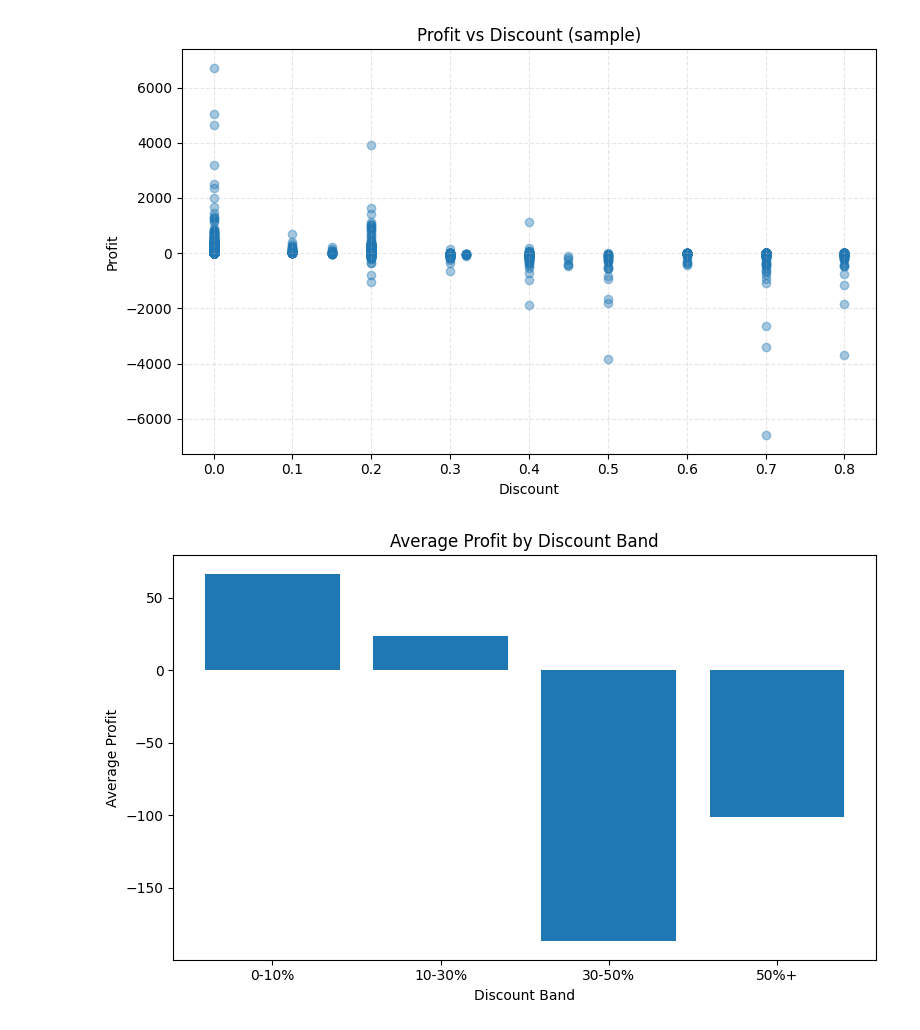
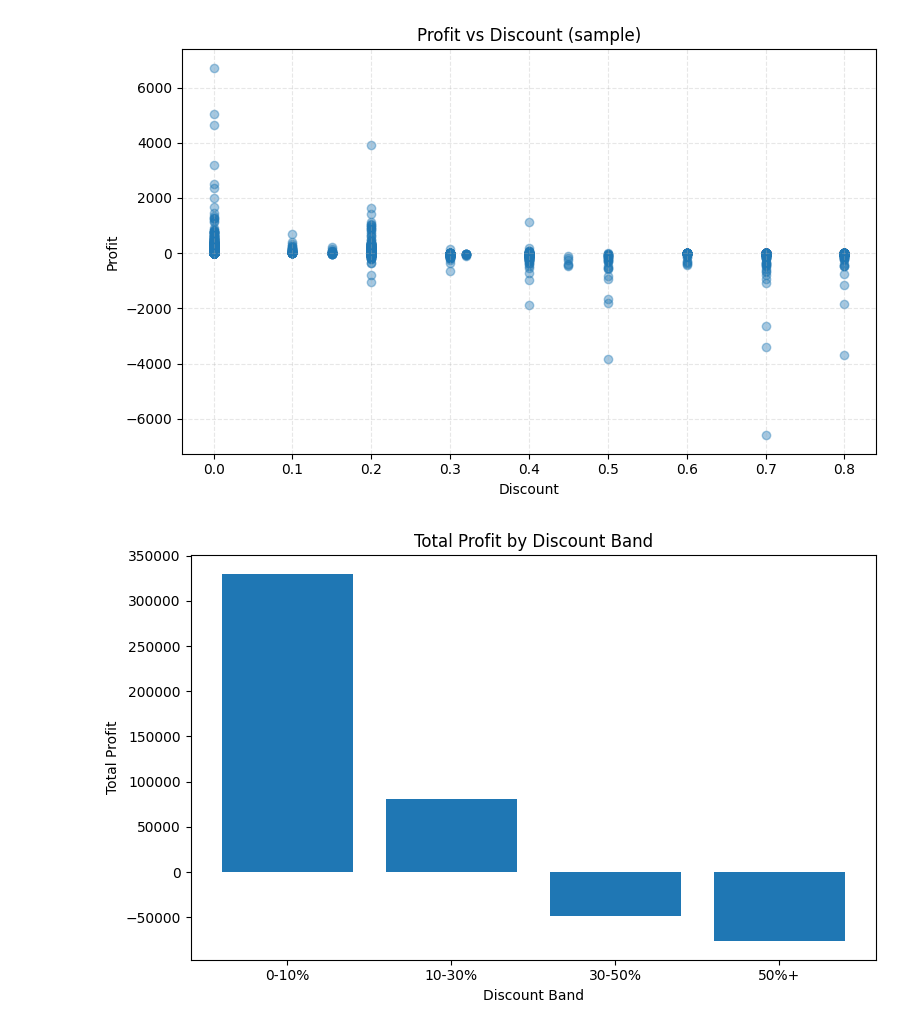
Before and after one commit to ImEyePatch/sql-portfolio, a Jupyter notebook: retail_superstore/notebooks/01_eda.ipynb, the cells around one changed output. Drawn from its saved outputs; the diff is of its cells as text; code cells hidden in the pictures.

```diff
--- a/retail_superstore/notebooks/01_eda.ipynb
+++ b/retail_superstore/notebooks/01_eda.ipynb
@@ -126,24 +126,26 @@ plt.show()
 # %% [output]
 [figure]
 # %%
-sample["discount_bin"] = pd.cut(
-    sample["Discount"],
-    bins=[-0.01, 0.1, 0.3, 0.5, 1.0],
+df["discount_bin"] = pd.cut(
+    df["Discount"],
+    bins=[-0.01, 0.10, 0.30, 0.50, 1.00],
     labels=["0-10%", "10-30%", "30-50%", "50%+"]
 )
 
-avg_profit_by_bin = (
-    sample.groupby("discount_bin", observed=False)["Profit"]
-          .mean()
-          .sort_index()
+total_profit_by_bin = (
+    df.groupby("discount_bin", observed=False)["Profit"]
+      .sum()
+      .sort_index()
 )
 
-plt.figure(figsize=(8,5))
-plt.bar(avg_profit_by_bin.index.astype(str), avg_profit_by_bin.values)
-plt.title("Average Profit by Discount Band")
+# Removed print statements — no console output
+
+plt.figure(figsize=(8, 5))
+plt.bar(total_profit_by_bin.index.astype(str), total_profit_by_bin.values)
+plt.title("Total Profit by Discount Band")
 plt.xlabel("Discount Band")
-plt.ylabel("Average Profit")
+plt.ylabel("Total Profit")
 plt.tight_layout()
 plt.show()
 # %% [output]
-[figure, old version]
+[figure, new version]
```
Also changed, not shown: 3 other files.
